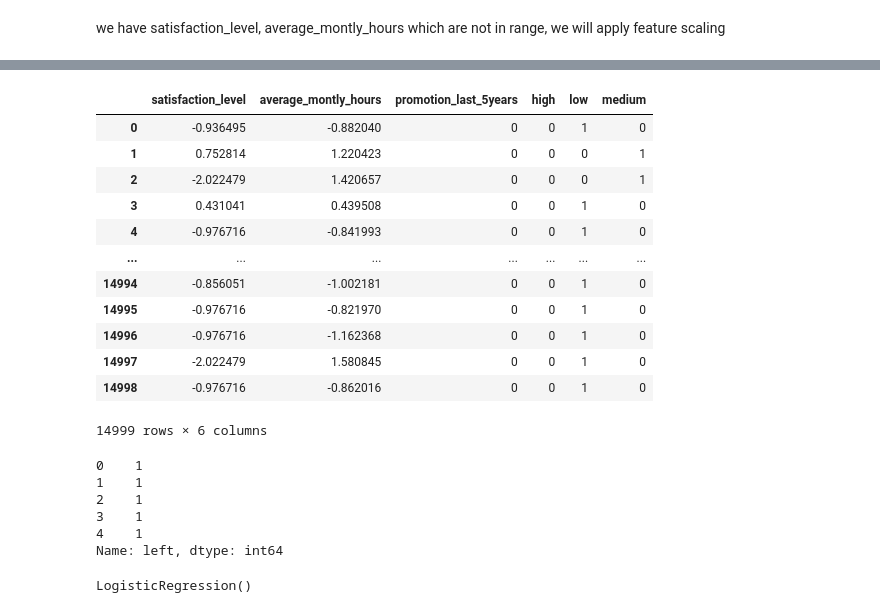
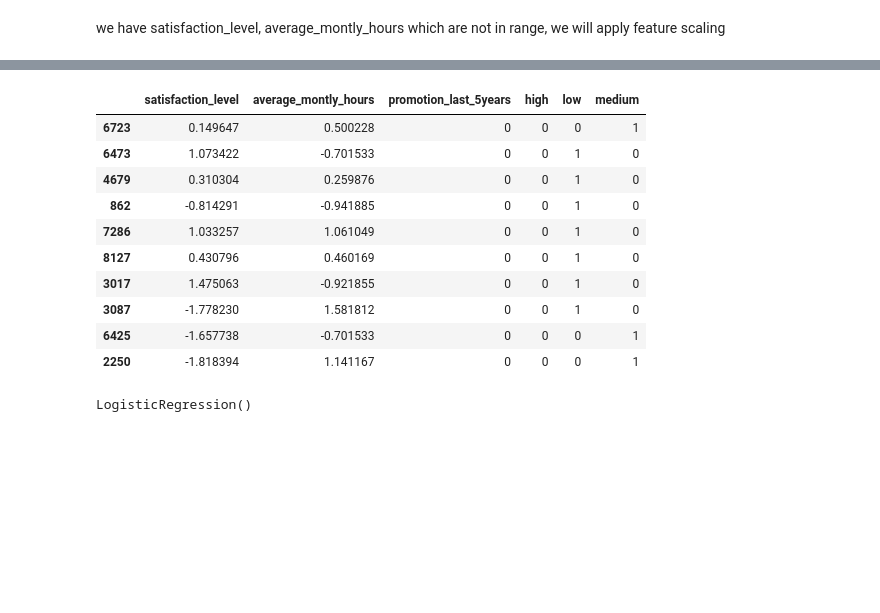
Before and after one commit to vishnuSah/machine_learning, a Jupyter notebook: logisticRegression.ipynb, the cells around one changed output, grey strips where cells are left out. Saved outputs shown, nothing was run; the diff lists cells and outputs as text; code cells hidden in the pictures; blank space fills up the shorter version.

```diff
--- a/logisticRegression.ipynb
+++ b/logisticRegression.ipynb
@@ -150,26 +150,0 @@ X = df1[['satisfaction_level', 'average_montly_hours', 'promotion_last_5years',
-# %%
-X
-# %% [output]
-|  | satisfaction_level | average_montly_hours | promotion_last_5years | high | low | medium |
-| 0 | -0.936495 | -0.882040 | 0 | 0 | 1 | 0 |
-| 1 | 0.752814 | 1.220423 | 0 | 0 | 0 | 1 |
-| 2 | -2.022479 | 1.420657 | 0 | 0 | 0 | 1 |
-| 3 | 0.431041 | 0.439508 | 0 | 0 | 1 | 0 |
-| 4 | -0.976716 | -0.841993 | 0 | 0 | 1 | 0 |
-| ... | ... | ... | ... | ... | ... | ... |
-| 14994 | -0.856051 | -1.002181 | 0 | 0 | 1 | 0 |
-| 14995 | -0.976716 | -0.821970 | 0 | 0 | 1 | 0 |
-| 14996 | -0.976716 | -1.162368 | 0 | 0 | 1 | 0 |
-| 14997 | -2.022479 | 1.580845 | 0 | 0 | 1 | 0 |
-| 14998 | -0.976716 | -0.862016 | 0 | 0 | 1 | 0 |
-14999 rows × 6 columns
-# %%
-y = df1['left']
-y.head()
-# %% [output]
-0    1
-1    1
-2    1
-3    1
-4    1
-Name: left, dtype: int64
@@ -178,3 +151,18 @@ X_train, X_test, y_train, y_test = train_test_split(X,y, test_size=0.2, random_s
+# %%
+X_test[['satisfaction_level','average_montly_hours']] = sc.transform(X_test.iloc[:,:2])
+X_test.head(10)
+# %% [output]
+|  | satisfaction_level | average_montly_hours | promotion_last_5years | high | low | medium |
+| 6723 | 0.149647 | 0.500228 | 0 | 0 | 0 | 1 |
+| 6473 | 1.073422 | -0.701533 | 0 | 0 | 1 | 0 |
+| 4679 | 0.310304 | 0.259876 | 0 | 0 | 1 | 0 |
+| 862 | -0.814291 | -0.941885 | 0 | 0 | 1 | 0 |
+| 7286 | 1.033257 | 1.061049 | 0 | 0 | 1 | 0 |
+| 8127 | 0.430796 | 0.460169 | 0 | 0 | 1 | 0 |
+| 3017 | 1.475063 | -0.921855 | 0 | 0 | 1 | 0 |
+| 3087 | -1.778230 | 1.581812 | 0 | 0 | 1 | 0 |
+| 6425 | -1.657738 | -0.701533 | 0 | 0 | 0 | 1 |
+| 2250 | -1.818394 | 1.141167 | 0 | 0 | 0 | 1 |
 # %%
 model_logistic = LogisticRegression()
 # %%
```
Also changed, not shown: parts of 16 cells of this notebook.
